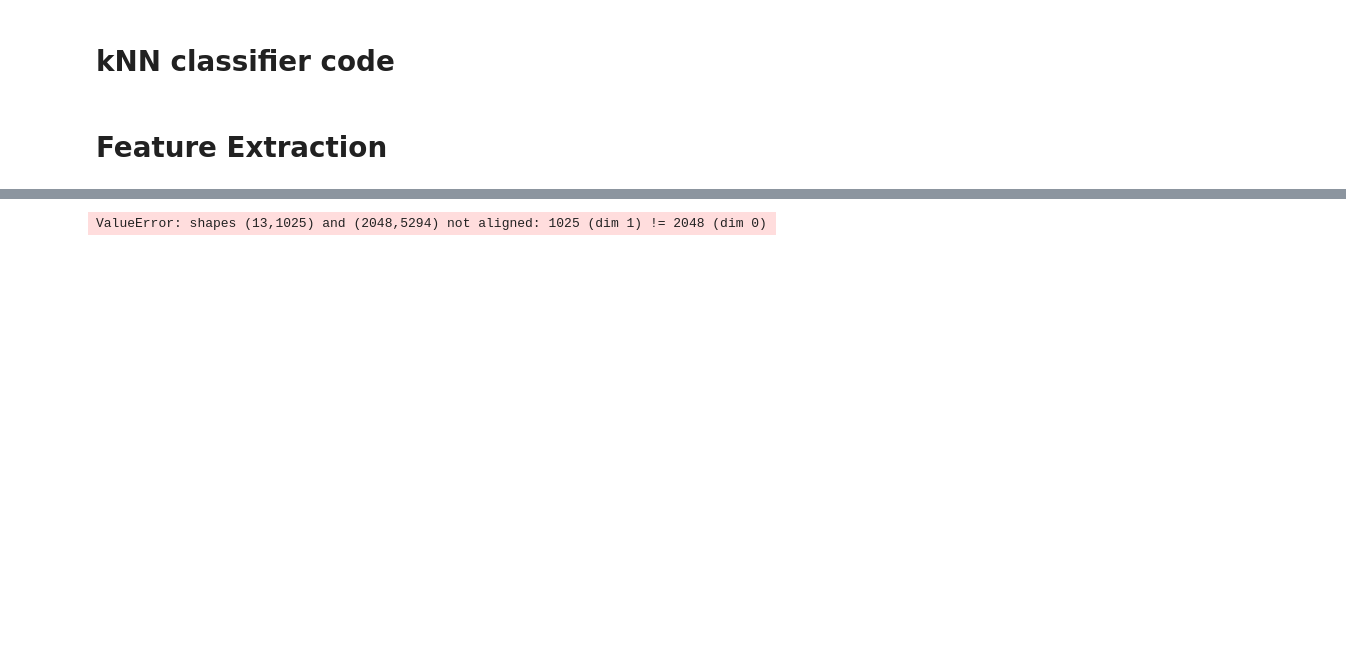
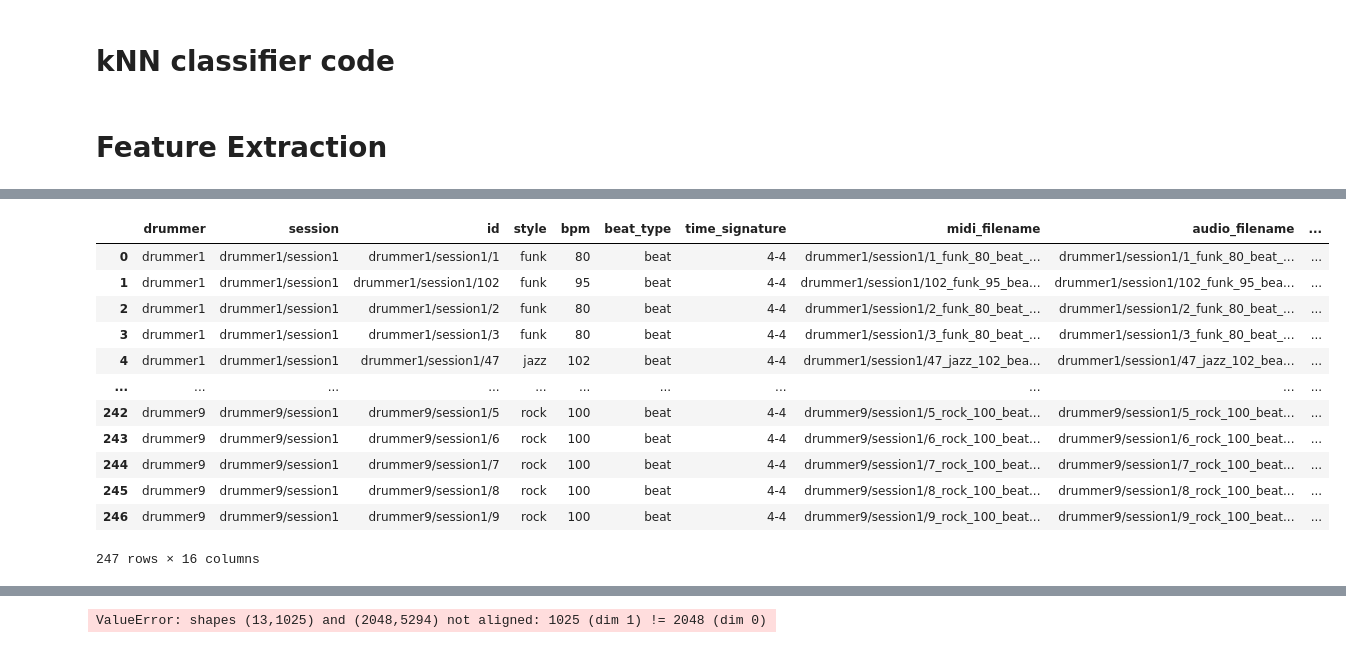
Before and after one commit to VedantKalbag/drum-style-identification, a Jupyter notebook: baseline_classifier.ipynb, the cells around one changed output, grey strips where cells are left out. Drawn from its saved outputs; the diff is of its cells as text; code cells hidden in the pictures; blank space fills up the shorter version.

```diff
--- a/baseline_classifier.ipynb
+++ b/baseline_classifier.ipynb
@@ -72,0 +77,2 @@ embedding = np.array(vggmodel(audio))
+# %%
+relevant_genres = ['funk', 'hiphop', 'jazz', 'rock']
@@ -72,0 +98,14 @@ embedding = np.array(vggmodel(audio))
+# %%
+import pandas as pd
+info = pd.read_csv('./groove/info.csv')
+#df=info[info['style'].isin(relevant_genres)]
+
+#df.pivot(index='style', columns='beat_type', values='audio_filename')
+df = pd.pivot_table(info, values='audio_filename', index=['style'],
+                    columns=['beat_type'], aggfunc='count')
+#df[df['beat'] >= 20]
+
+info = info[info['style'].isin(relevant_genres)]
+info = info[info['beat_type'] == "beat"]
+info = info[info['audio_filename'].notna()].reset_index()
+#locs = info['audio_filename'].to_numpy()
@@ -72,0 +118,3 @@ embedding = np.array(vggmodel(audio))
+# %%
+sr,audio = ToolReadAudio('./groove/'+'drummer1/session1/1_funk_80_beat_4-4.wav')
+audio.shape[-1]
@@ -72,0 +123,20 @@ embedding = np.array(vggmodel(audio))
+# %%
+info['audio'] = ''
+for index, row in info.iterrows():
+    #if index % 10 == 0:
+        #print(index)
+    try:
+        sr,audio = ToolReadAudio('./groove/'+row['audio_filename'])
+        if audio.shape[-1] == 2:
+            info['audio'][index] = np.mean(audio,axis=1)
+        else:
+            info['audio'][index] = audio
+        #info['audio'][index] = audio
+    except Exception as e: # Some files are unable to be read by scipy's wavfile read, so skipping them and removing the corresponding rows
+        info.drop(index,inplace=True)
+        #print(e)
+
+        print("Error, dropping row")
+        print(f"size of info is now: {len(info)}")
+info.reset_index(drop=True, inplace=True)
+info.drop('index',axis=1,inplace=True)
@@ -73,3 +152,19 @@ embedding = np.array(vggmodel(audio))
+# %%
+info.drop('index',axis=1)
+# %% [output]
+|  | drummer | session | id | style | bpm | beat_type | time_signature | midi_filename | audio_filename | ... |
+| 0 | drummer1 | drummer1/session1 | drummer1/session1/1 | funk | 80 | beat | 4-4 | drummer1/session1/1_funk_80_beat_... | drummer1/session1/1_funk_80_beat_... | ... |
+| 1 | drummer1 | drummer1/session1 | drummer1/session1/102 | funk | 95 | beat | 4-4 | drummer1/session1/102_funk_95_bea... | drummer1/session1/102_funk_95_bea... | ... |
+| 2 | drummer1 | drummer1/session1 | drummer1/session1/2 | funk | 80 | beat | 4-4 | drummer1/session1/2_funk_80_beat_... | drummer1/session1/2_funk_80_beat_... | ... |
+| 3 | drummer1 | drummer1/session1 | drummer1/session1/3 | funk | 80 | beat | 4-4 | drummer1/session1/3_funk_80_beat_... | drummer1/session1/3_funk_80_beat_... | ... |
+| 4 | drummer1 | drummer1/session1 | drummer1/session1/47 | jazz | 102 | beat | 4-4 | drummer1/session1/47_jazz_102_bea... | drummer1/session1/47_jazz_102_bea... | ... |
+| ... | ... | ... | ... | ... | ... | ... | ... | ... | ... | ... |
+| 242 | drummer9 | drummer9/session1 | drummer9/session1/5 | rock | 100 | beat | 4-4 | drummer9/session1/5_rock_100_beat... | drummer9/session1/5_rock_100_beat... | ... |
+| 243 | drummer9 | drummer9/session1 | drummer9/session1/6 | rock | 100 | beat | 4-4 | drummer9/session1/6_rock_100_beat... | drummer9/session1/6_rock_100_beat... | ... |
+| 244 | drummer9 | drummer9/session1 | drummer9/session1/7 | rock | 100 | beat | 4-4 | drummer9/session1/7_rock_100_beat... | drummer9/session1/7_rock_100_beat... | ... |
+| 245 | drummer9 | drummer9/session1 | drummer9/session1/8 | rock | 100 | beat | 4-4 | drummer9/session1/8_rock_100_beat... | drummer9/session1/8_rock_100_beat... | ... |
+| 246 | drummer9 | drummer9/session1 | drummer9/session1/9 | rock | 100 | beat | 4-4 | drummer9/session1/9_rock_100_beat... | drummer9/session1/9_rock_100_beat... | ... |
+247 rows × 16 columns
 # %%
 def block_audio(x,blockSize,hopSize,fs):
     # allocate memory
```
Also changed, not shown: parts of 26 cells of this notebook.
